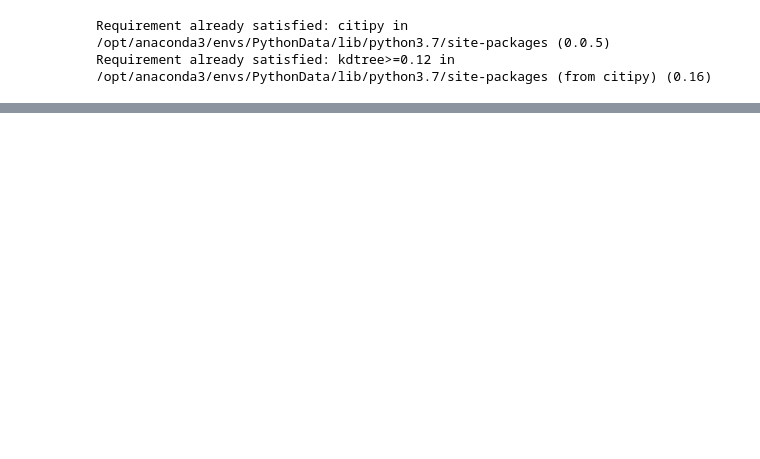
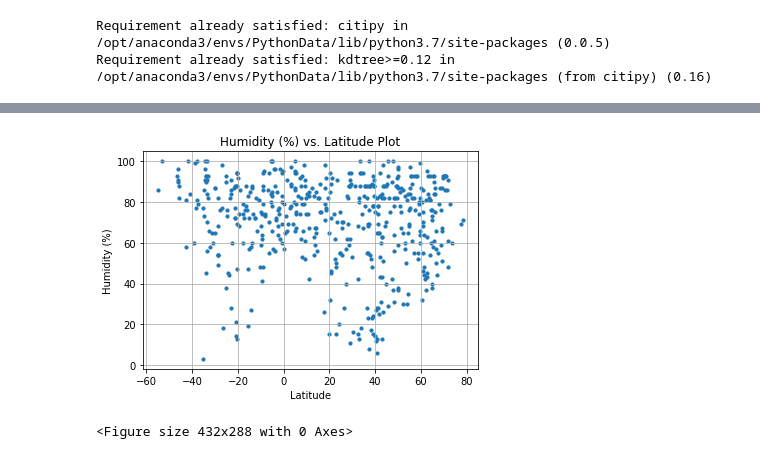
Before and after one commit to althea1900/python-api-challenge, a Jupyter notebook: WeatherPy/WeatherPy.ipynb, the cells around one changed output, grey strips where cells are left out. Saved outputs shown, nothing was run; the diff lists cells and outputs as text; code cells hidden in the pictures; blank space fills up the shorter version.

```diff
--- a/WeatherPy/WeatherPy.ipynb
+++ b/WeatherPy/WeatherPy.ipynb
@@ -150,0 +152,18 @@ FileNotFoundError: [Errno 2] No such file or directory: 'Plots/Temp_vs_Latitude.
+# %%
+# Humidity (%) vs. Latitude Plot
+plt.scatter(city_weather_df ["Latitude"], city_weather_df ["Humidity"], marker="o", s=10)
+
+# plot labels, x and y
+plt.title("Humidity (%) vs. Latitude Plot")
+plt.ylabel("Humidity (%)")
+plt.xlabel("Latitude")
+plt.grid(True)
+
+# Show plot
+plt.show()
+
+# Save the figure
+plt.savefig("Plots/Humidity_vs_Latitude.png")
+# %% [output]
+[figure, added]
+<Figure size 432x288 with 0 Axes>
```
Also changed, not shown: parts of 10 cells of this notebook, 4 other files.
